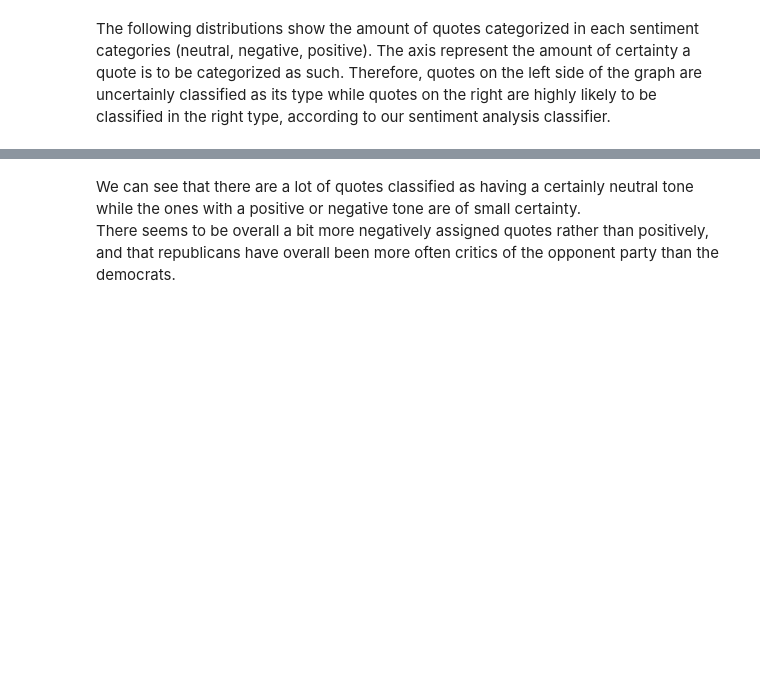
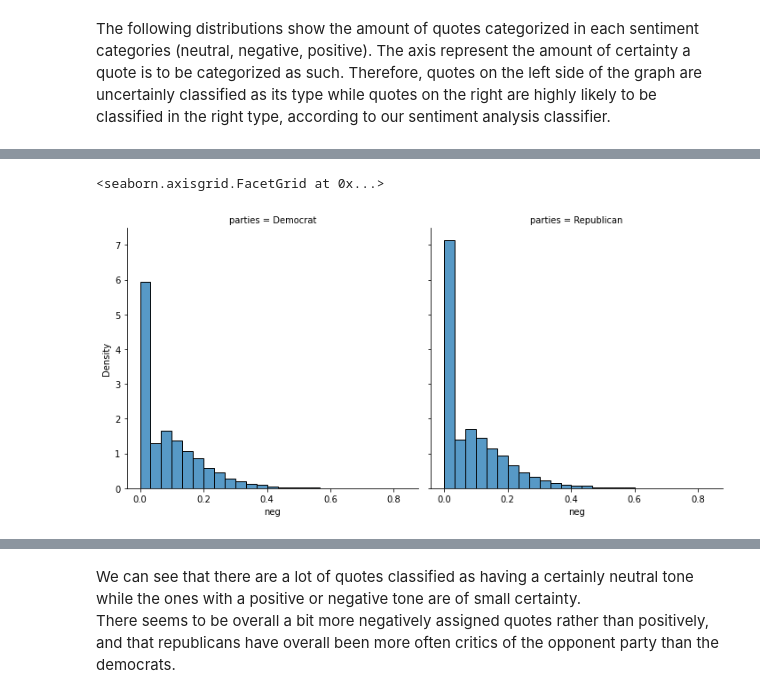
Before and after one commit to epfl-ada/ada-2021-project-apa, a Jupyter notebook: sentiment_eda.ipynb, the cells around one changed output, grey strips where cells are left out. Saved outputs shown, nothing was run; the diff lists cells and outputs as text; code cells hidden in the pictures; blank space fills up the shorter version.

```diff
--- a/sentiment_eda.ipynb
+++ b/sentiment_eda.ipynb
@@ -262,3 +280,8 @@ The following distributions show the amount of quotes categorized in each sentim
+# %%
+sns.displot(data=df, x='neg', stat='density', col='parties', bins=25, kind='hist', col_wrap=2)
+# %% [output]
+<seaborn.axisgrid.FacetGrid at 0x...>
+[figure, added]
 # %%
 fig, axes = plt.subplots(1, 2, sharey=True, figsize=(16.5,6))
 # Overall distribution of republicans quotes sentiment
```
Also changed, not shown: parts of 28 cells of this notebook.
